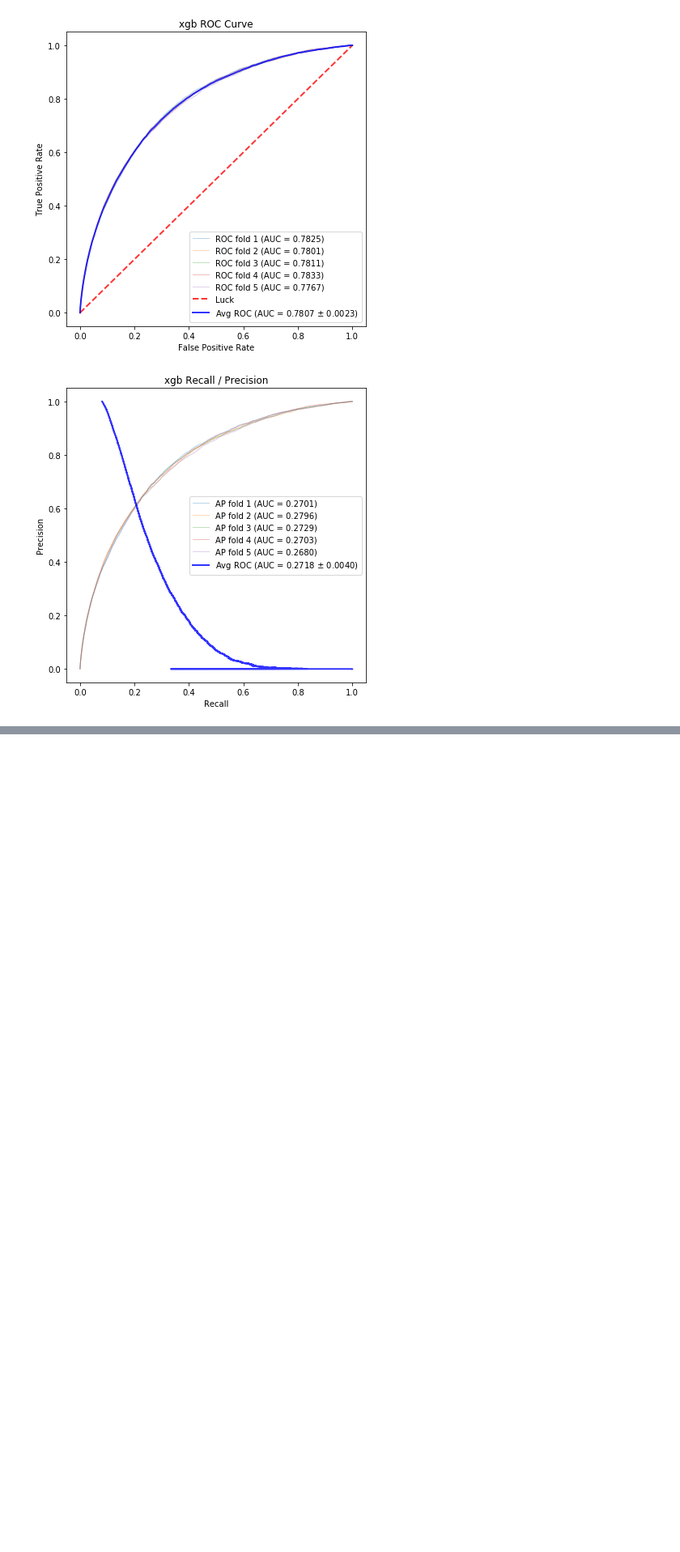
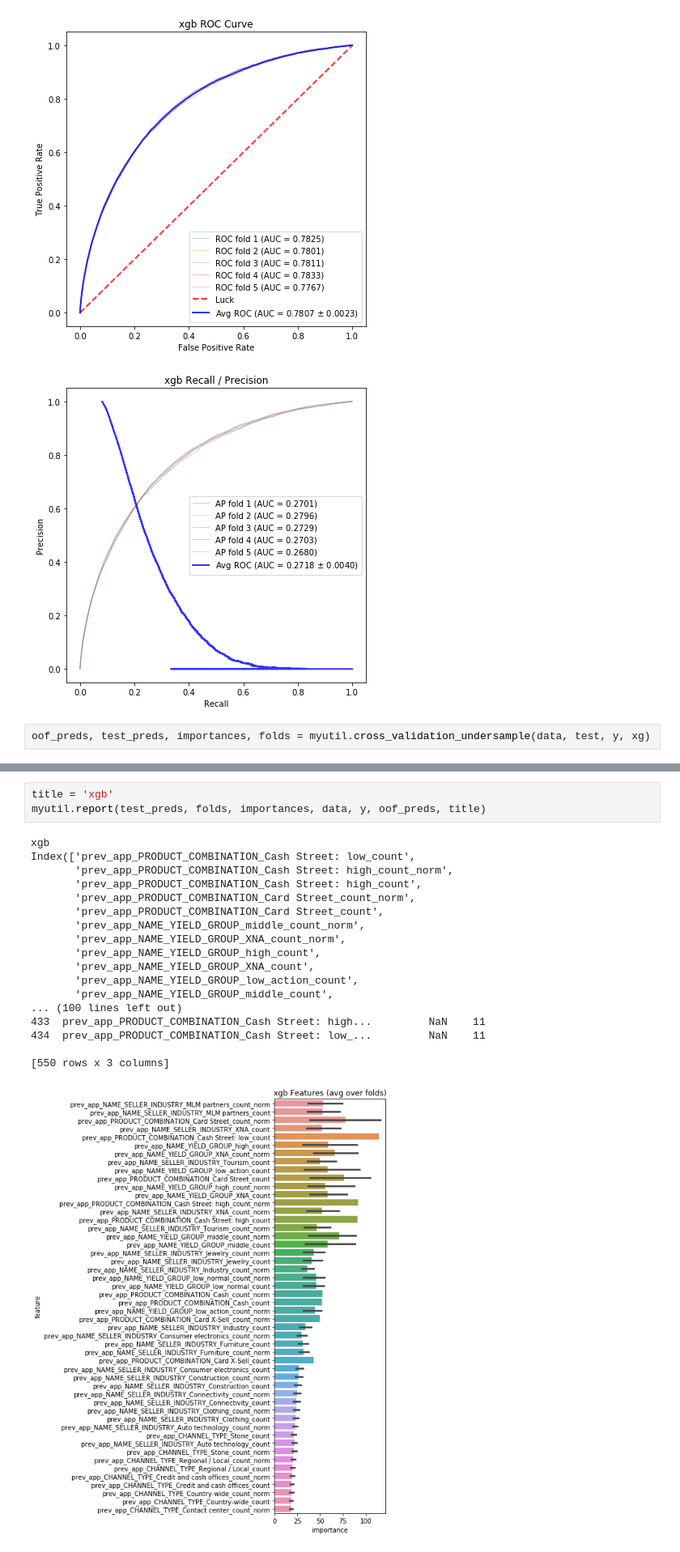
Before and after one commit to kaholau/home-credit-default-risk, a Jupyter notebook: app/code/xgb.ipynb, the cells around one changed output, grey strips where cells are left out. Shown at 81% size. Saved outputs shown, nothing was run; the diff lists cells and outputs as text; blank space fills up the shorter version.

```diff
--- a/app/code/xgb.ipynb
+++ b/app/code/xgb.ipynb
@@ -93,3 +93,5 @@ Index(['prev_app_NAME_SELLER_INDUSTRY_Construction_count',
 [figure]
 [figure]
 [figure]
+# %%
+oof_preds, test_preds, importances, folds = myutil.cross_validation_undersample(data, test, y, xg)
@@ -95,0 +112,22 @@ Index(['prev_app_NAME_SELLER_INDUSTRY_Construction_count',
+# %%
+title = 'xgb'
+myutil.report(test_preds, folds, importances, data, y, oof_preds, title)
+# %% [output]
+xgb
+Index(['prev_app_PRODUCT_COMBINATION_Cash Street: low_count',
+       'prev_app_PRODUCT_COMBINATION_Cash Street: high_count_norm',
+       'prev_app_PRODUCT_COMBINATION_Cash Street: high_count',
+       'prev_app_PRODUCT_COMBINATION_Card Street_count_norm',
+       'prev_app_PRODUCT_COMBINATION_Card Street_count',
+       'prev_app_NAME_YIELD_GROUP_middle_count_norm',
+       'prev_app_NAME_YIELD_GROUP_XNA_count_norm',
+       'prev_app_NAME_YIELD_GROUP_high_count',
+       'prev_app_NAME_YIELD_GROUP_XNA_count',
+       'prev_app_NAME_YIELD_GROUP_low_action_count',
+       'prev_app_NAME_YIELD_GROUP_middle_count',
+... (100 lines left out)
+433  prev_app_PRODUCT_COMBINATION_Cash Street: high...         NaN    11
+434  prev_app_PRODUCT_COMBINATION_Cash Street: low_...         NaN    11
+
+[550 rows x 3 columns]
+[figure, added]
```
Also changed, not shown: parts of 3 cells of this notebook.
